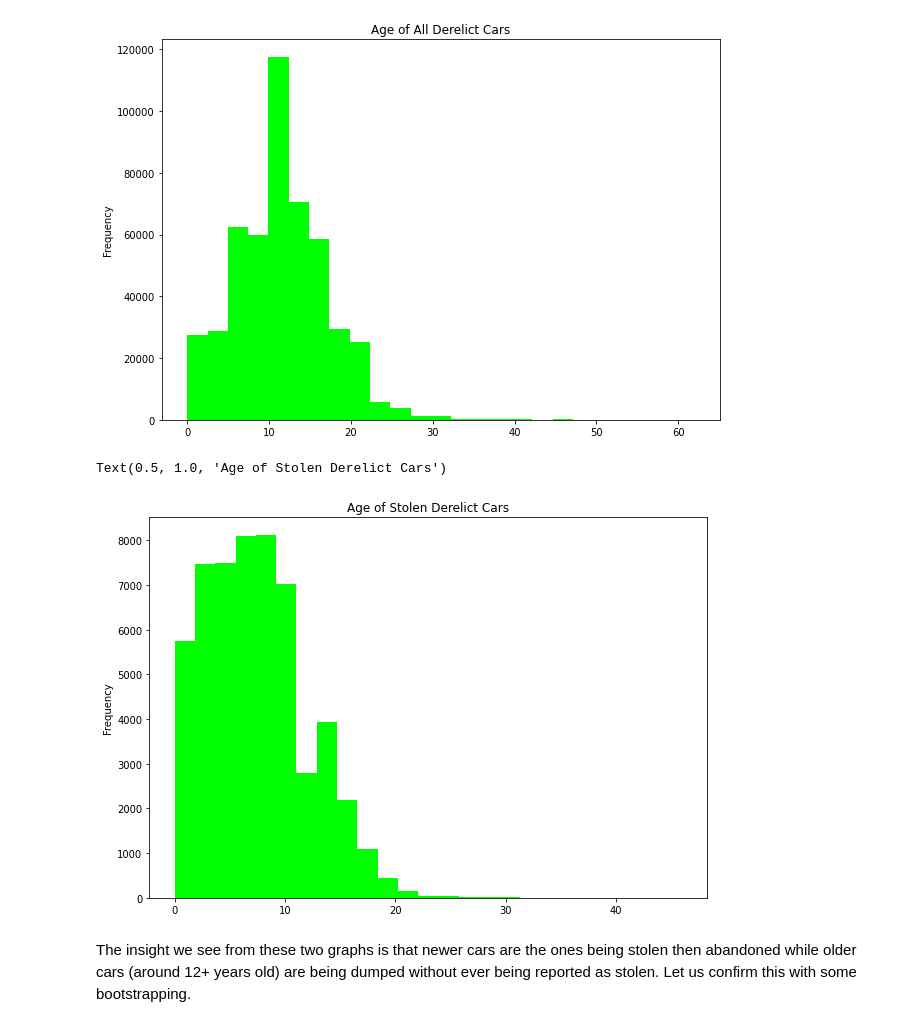
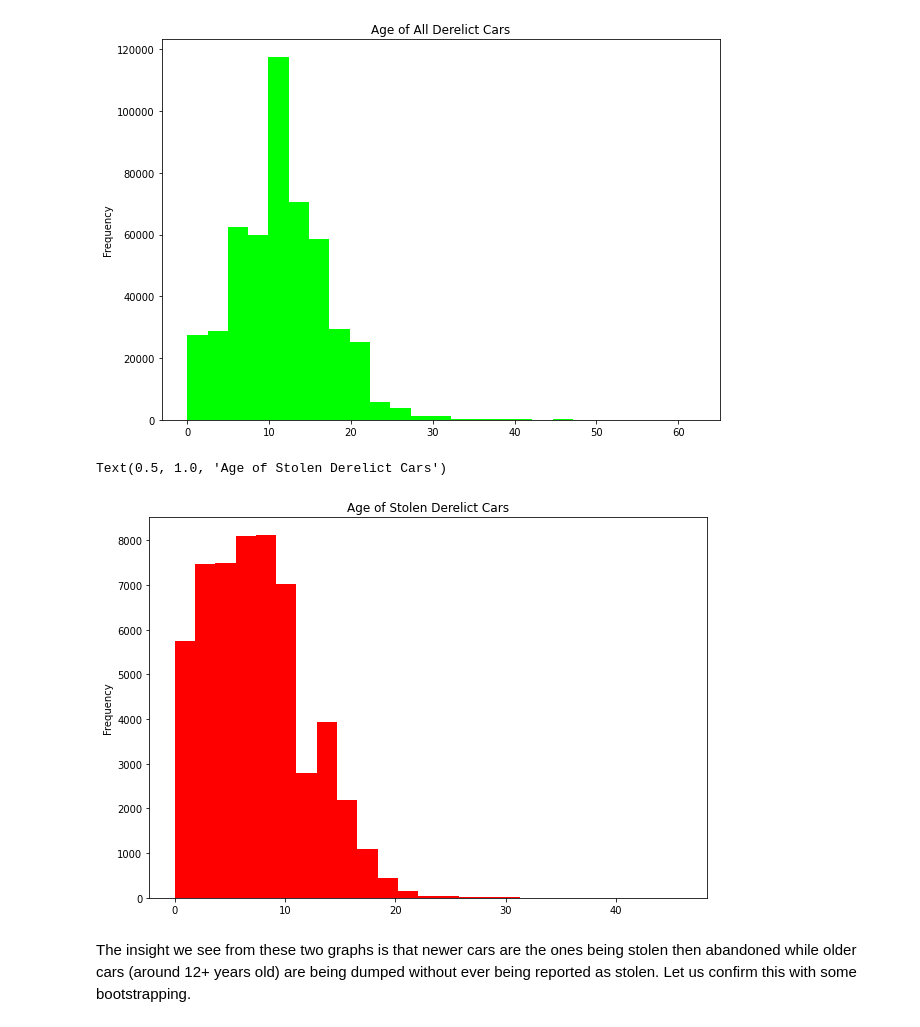
Before and after one commit to hanzhi227/SyncVR-EDA, a Jupyter notebook: EDA.ipynb, the cells around one changed output. Cells and saved outputs as stored; diff of their text form; code cells hidden in the pictures.

```diff
--- a/EDA.ipynb
+++ b/EDA.ipynb
@@ -163,11 +189,11 @@ plt.title('Age of All Derelict Cars')
 Text(0.5, 1.0, 'Age of All Derelict Cars')
 [figure]
 # %%
-df[(df['CAR_AGE']<70) & (df['CAR_AGE']>-1) & df['STOLEN_INDIC']]['CAR_AGE'].plot(kind = 'hist', bins = 25, color = 'lime', figsize = (10,7))
+df[(df['CAR_AGE']<70) & (df['CAR_AGE']>-1) & df['STOLEN_INDIC']]['CAR_AGE'].plot(kind = 'hist', bins = 25, color = 'r', figsize = (10,7))
 plt.title('Age of Stolen Derelict Cars')
 # %% [output]
 Text(0.5, 1.0, 'Age of Stolen Derelict Cars')
-[figure, old version]
+[figure, new version]
 # %% [markdown]
 The insight we see from these two graphs is that newer cars are the ones being stolen then abandoned while older cars (around 12+ years old) are being dumped without ever being reported as stolen. Let us confirm this with some bootstrapping.
 # %%
```
Also changed, not shown: parts of 6 cells of this notebook.
